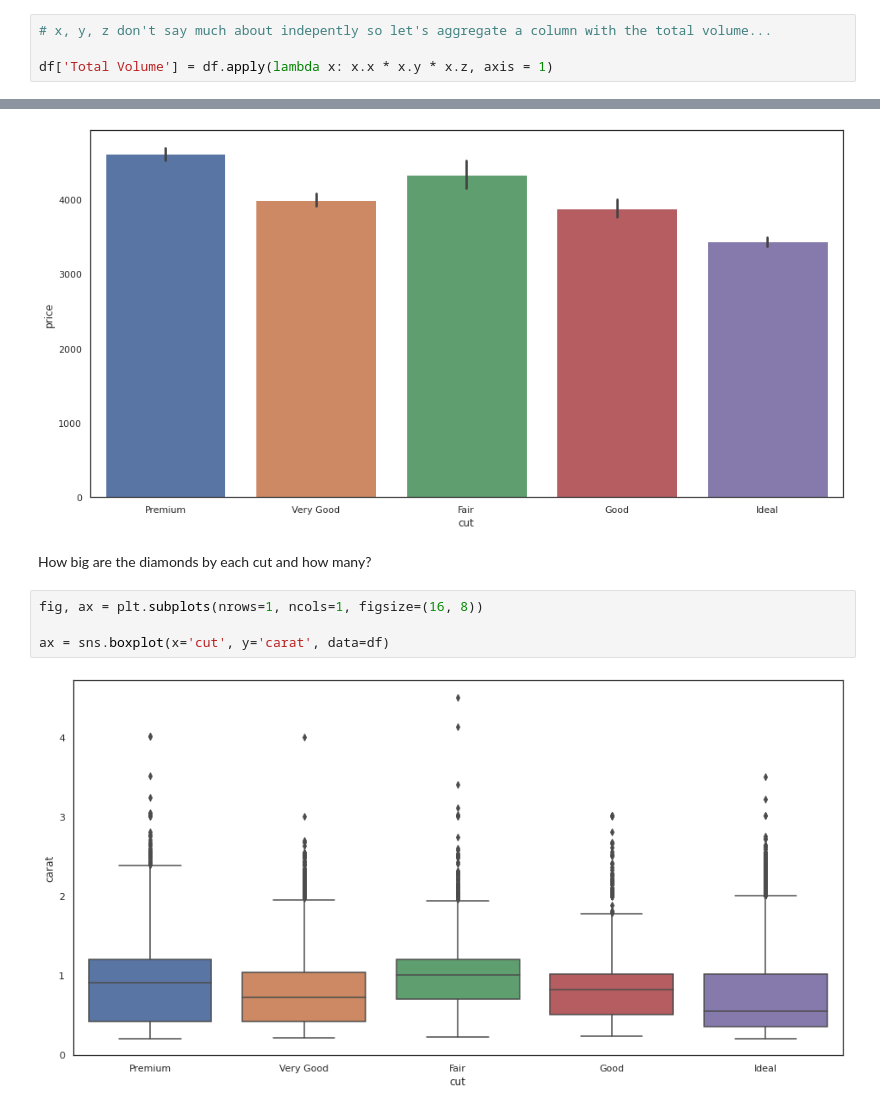
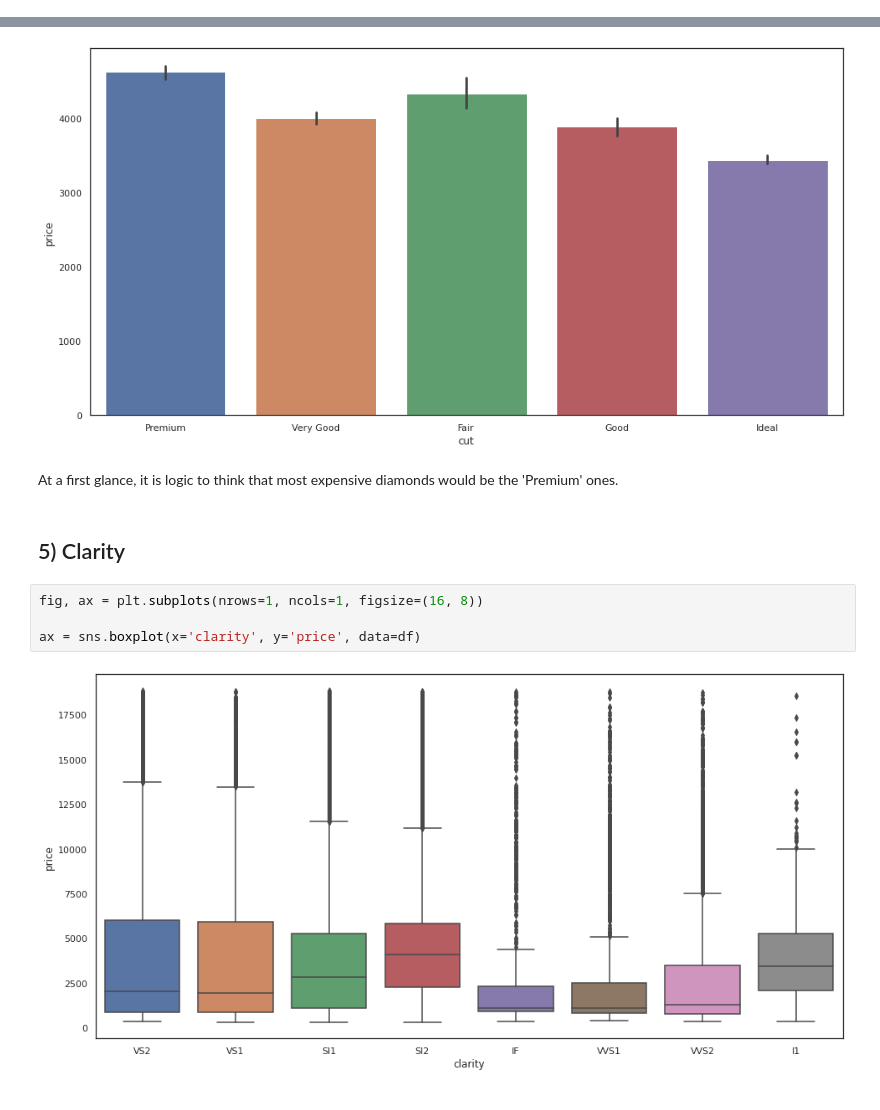
Before and after one commit to EloyGomez-bd/Diamonds-Dataset-Exploration, a Jupyter notebook: notebooks/data_analysis_report.ipynb, the cells around one changed output, grey strips where cells are left out. Drawn from its saved outputs; the diff is of its cells as text.

Commit message:
data exploration done

```diff
--- a/notebooks/data_analysis_report.ipynb
+++ b/notebooks/data_analysis_report.ipynb
@@ -85,10 +84,6 @@ print(f'Cut:{df.cut.unique()}\nColor:{df.color.unique()}\nClarity:{df.clarity.un
 Cut:['Premium' 'Very Good' 'Fair' 'Good' 'Ideal']
 Color:['J' 'H' 'G' 'D' 'F' 'E' 'I']
 Clarity:['VS2' 'VS1' 'SI1' 'SI2' 'IF' 'VVS1' 'VVS2' 'I1']
-# %%
-# x, y, z don't say much about indepently so let's aggregate a column with the total volume...
-
-df['Total Volume'] = df.apply(lambda x: x.x * x.y * x.z, axis = 1)
 # %% [markdown]
 ### Correlation (HeatMap)
 # %%
@@ -152,11 +157,13 @@ fig, ax = plt.subplots(nrows=1, ncols=1, figsize=(16, 8))
 ax = sns.barplot(x='cut', y='price', data=df)
 # %% [output]
 [figure]
-# %% [markdown]
-How big are the diamonds by each cut and how many?
+# %% [markdown]
+At a first glance, it is logic to think that most expensive diamonds would be the 'Premium' ones.
+# %% [markdown]
+## 5) Clarity
 # %%
 fig, ax = plt.subplots(nrows=1, ncols=1, figsize=(16, 8))
 
-ax = sns.boxplot(x='cut', y='carat', data=df)
+ax = sns.boxplot(x='clarity', y='price', data=df)
 # %% [output]
-[figure, old version]
+[figure, new version]
```
Also changed, not shown: parts of 14 cells of this notebook.
